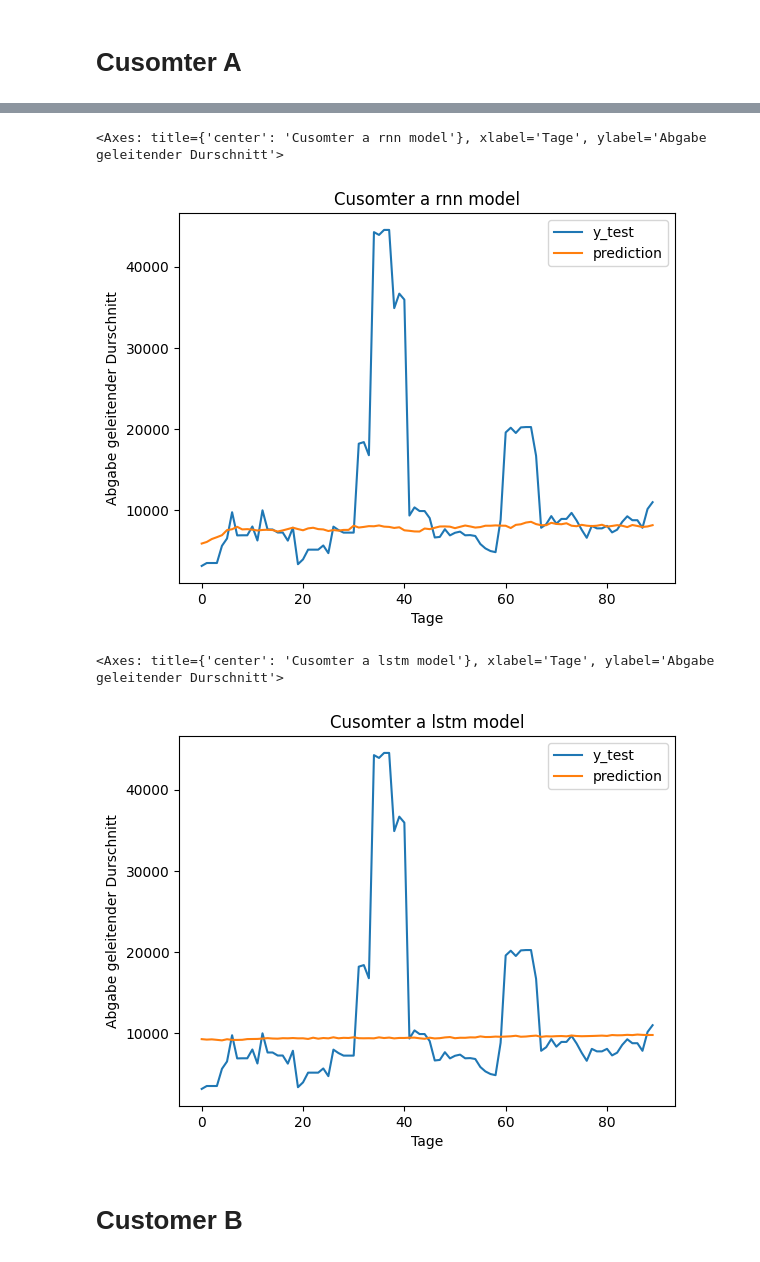
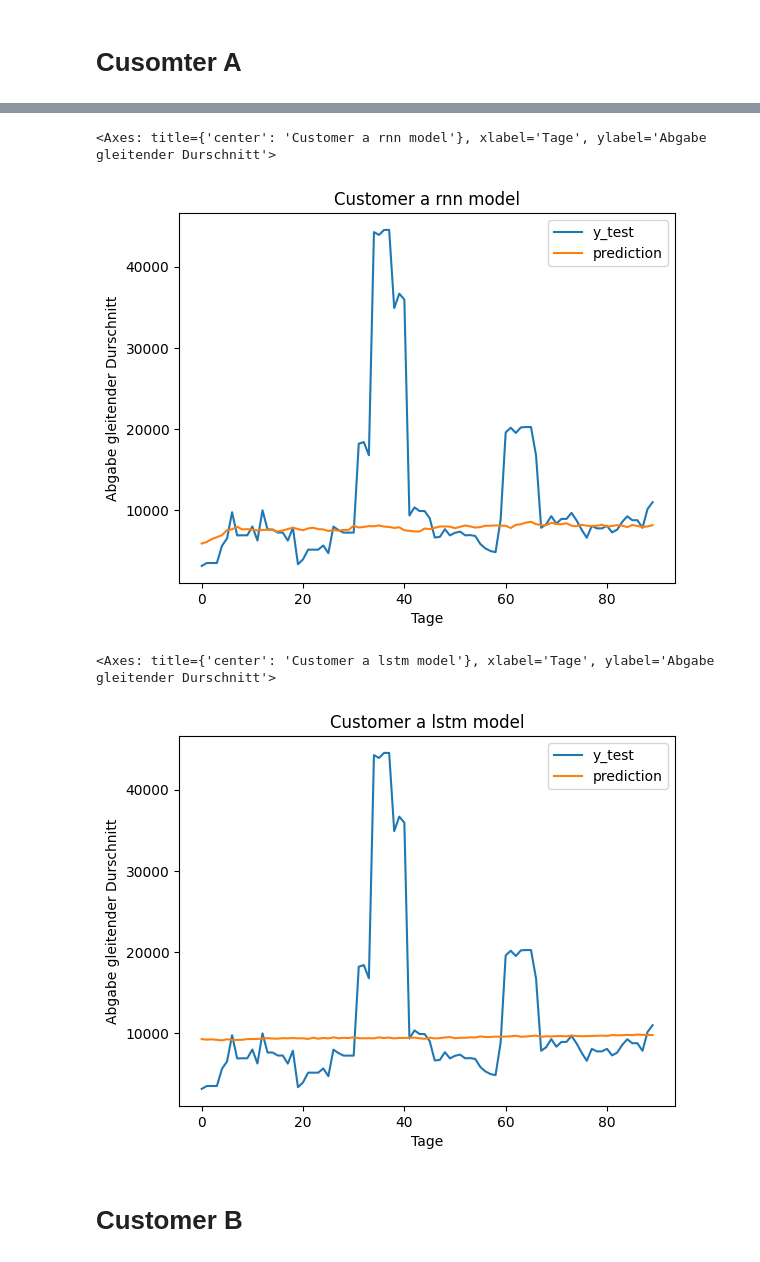
Before and after one commit to StefanEissler/Customs_Fee_Forecasting, a Jupyter notebook: notebooks/plot_results.ipynb, the cells around one changed output, grey strips where cells are left out. Drawn from its saved outputs; the diff is of its cells as text; code cells hidden in the pictures.

```diff
--- a/notebooks/plot_results.ipynb
+++ b/notebooks/plot_results.ipynb
@@ -87,15 +87,15 @@ customer_a_xgboost.plot(title="Cusomter a xgboost model", xlabel="Tage", ylabel=
 # %%
 customer_a_rnn = pd.read_csv("../data/prediction/customer_a_rnn_2024-04-19_10-38-05_prediction.csv")
-customer_a_rnn.plot(title="Cusomter a rnn model", xlabel="Tage", ylabel="Abgabe geleitender Durschnitt")
+customer_a_rnn.plot(title="Customer a rnn model", xlabel="Tage", ylabel="Abgabe gleitender Durschnitt")
 # %% [output]
-<Axes: title={'center': 'Cusomter a rnn model'}, xlabel='Tage', ylabel='Abgabe geleitender Durschnitt'>
+<Axes: title={'center': 'Customer a rnn model'}, xlabel='Tage', ylabel='Abgabe gleitender Durschnitt'>
-[figure, old version]
+[figure, new version]
 # %%
 customer_a_lstm = pd.read_csv("../data/prediction/customer_a_lstm_2024-04-19_10-39-47_prediction.csv")
-customer_a_lstm.plot(title="Cusomter a lstm model", xlabel="Tage", ylabel="Abgabe geleitender Durschnitt")
+customer_a_lstm.plot(title="Customer a lstm model", xlabel="Tage", ylabel="Abgabe gleitender Durschnitt")
 # %% [output]
-<Axes: title={'center': 'Cusomter a lstm model'}, xlabel='Tage', ylabel='Abgabe geleitender Durschnitt'>
+<Axes: title={'center': 'Customer a lstm model'}, xlabel='Tage', ylabel='Abgabe gleitender Durschnitt'>
-[figure, old version]
+[figure, new version]
 # %% [markdown]
 # Customer B
 # %%
```
Also changed, not shown: parts of 52 cells of this notebook, 2 other files.
